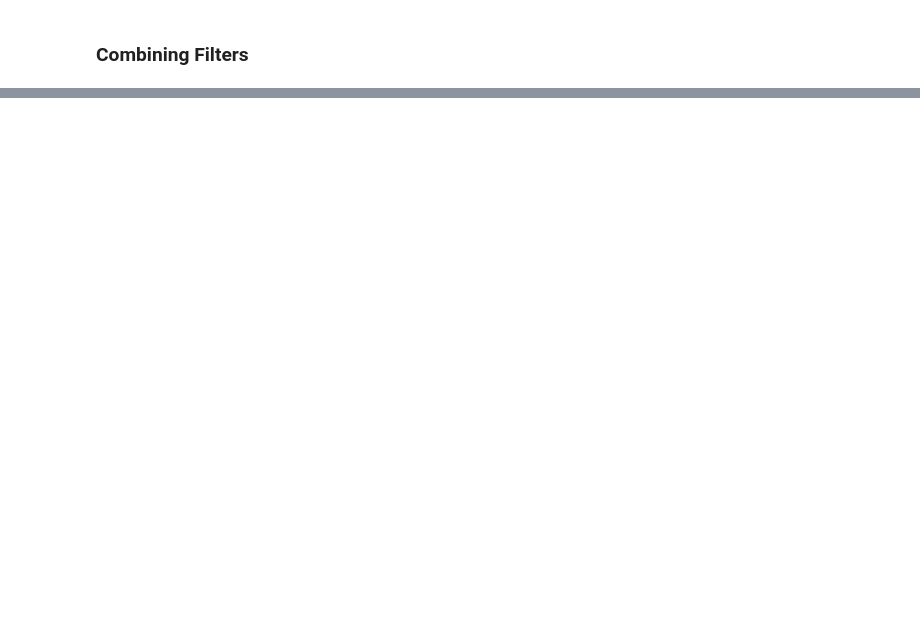
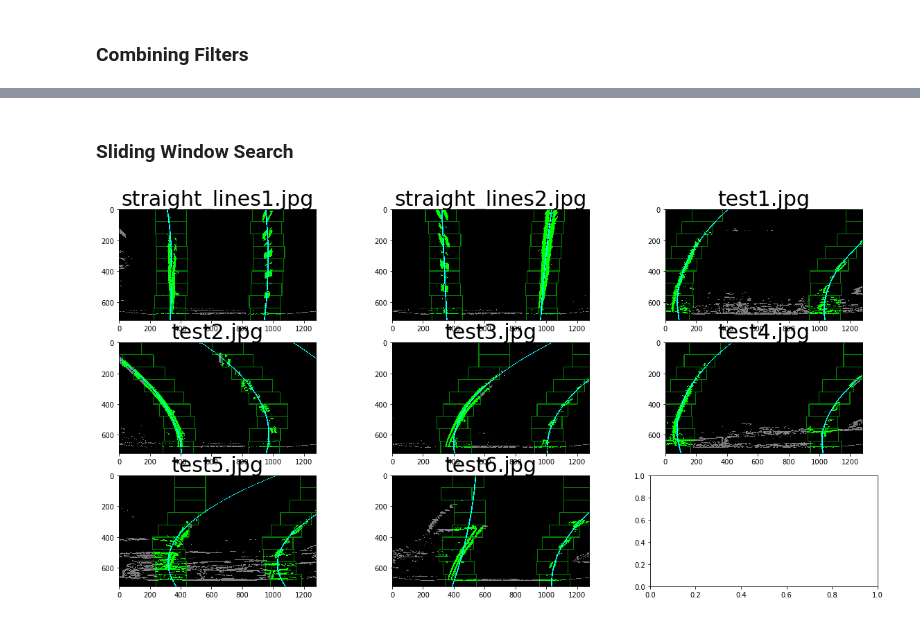
Before and after one commit to benjaminsoellner/CarND-Advanced-Lane-Lines, a Jupyter notebook: CarND 04 Advanced Lane Line Detection.ipynb, the cells around one changed output, grey strips where cells are left out. Saved outputs shown, nothing was run; the diff lists cells and outputs as text; code cells hidden in the pictures; blank space fills up the shorter version.

```diff
--- a/CarND 04 Advanced Lane Line Detection.ipynb
+++ b/CarND 04 Advanced Lane Line Detection.ipynb
@@ -288,0 +312,76 @@ run_all_test_images(unwarp_and_find, cmap='gray')
+# %% [markdown]
+### Sliding Window Search
+# %%
+# nwindows = number of sliding windows
+# wmargin = Set the width of the windows +/- margin
+# minpix = minimum number of pixels found to recenter window
+def slidewindow_search(image, nwindows=9, wmargin=100, minpix=50):
+    # preprocess image and find base line pixels
+    lane_line_img = find_lane_line_pixels(image)
+    _, max_xs_ys = find_base(lane_line_img)
+    leftx_base  = max_xs_ys[0][0]
+    rightx_base = max_xs_ys[0][1]
+    wheight = np.int(lane_line_img.shape[0]/nwindows)
+    # Output image
+    out_img = np.dstack((lane_line_img*.5, lane_line_img*.5, lane_line_img*.5))
+    # Identify the x and y positions of all nonzero pixels in the image
+    nonzero = lane_line_img.nonzero()
+    nonzeroy = np.array(nonzero[0])
+    nonzerox = np.array(nonzero[1])
+    # Current positions to be updated for each window
+    leftx_now = leftx_base
+    rightx_now = rightx_base
+    # Create empty lists to receive left and right lane pixel indices
+    left_idxs = []
+    right_idxs = []
+    # Step through sliding windows
+    for w in range(nwindows):
+        # Identify sliding windows
+        w_y_lo = lane_line_img.shape[0] - (w+1)*wheight
+        w_y_hi = lane_line_img.shape[0] - w*wheight
+        w_xleft_lo = leftx_now - wmargin
+        w_xleft_hi = leftx_now + wmargin
+        w_xright_lo = rightx_now - wmargin
+        w_xright_hi = rightx_now + wmargin
+        # Draw the windows on the visualization image
+        cv2.rectangle(out_img,(w_xleft_lo,w_y_lo),(w_xleft_hi,w_y_hi),(0.,0.5,0.), 4)
+        cv2.rectangle(out_img,(w_xright_lo,w_y_lo),(w_xright_hi,w_y_hi),(0.,0.5,0.), 4)
+        # Identify the nonzero pixels in x and y within the window
+        w_left_idxs = ((nonzeroy >= w_y_lo) & (nonzeroy < w_y_hi) & (nonzerox >= w_xleft_lo) & (nonzerox < w_xleft_hi)).nonzero()[0]
+        w_right_idxs = ((nonzeroy >= w_y_lo) & (nonzeroy < w_y_hi) & (nonzerox >= w_xright_lo) & (nonzerox < w_xright_hi)).nonzero()[0]
+        # Append indices to the lists
+        left_idxs.extend(w_left_idxs)
+        right_idxs.extend(w_right_idxs)
+        # If you found > minpix pixels, recenter next window on their mean position
+        if len(w_left_idxs) > minpix:
+            leftx_now = np.int(np.mean(nonzerox[w_left_idxs]))
+        if len(w_right_idxs) > minpix:
+            rightx_now = np.int(np.mean(nonzerox[w_right_idxs]))
+    # Extract left and right line pixel positions
+    left_xs = nonzerox[left_idxs]
+    left_ys = nonzeroy[left_idxs]
+    right_xs = nonzerox[right_idxs]
+    right_ys = nonzeroy[right_idxs]
+    # Fit a second order polynomial to each
+    left_poly = np.polyfit(left_ys, left_xs, 2, full=True)
+    right_poly = np.polyfit(right_ys, right_xs, 2, full=True)
+    left_fit, left_err = left_poly[0], left_poly[1]
+    right_fit, right_err = right_poly[0], right_poly[1]
+    # visualize for debug purposes
+    out_img[nonzeroy[left_idxs], nonzerox[left_idxs]] = [0., 1., 0.]
+    out_img[nonzeroy[right_idxs], nonzerox[right_idxs]] = [0., 1., 0.]
+    fit_ys = np.linspace(0, lane_line_img.shape[0]-1, lane_line_img.shape[0] )
+    left_fit_xs = left_fit[0]*fit_ys**2 + left_fit[1]*fit_ys + left_fit[2]
+    right_fit_xs = right_fit[0]*fit_ys**2 + right_fit[1]*fit_ys + right_fit[2]
+    for y, left_x, right_x in zip(fit_ys, left_fit_xs, right_fit_xs):
+        out_img[int(y), int(left_x-4):int(left_x+4)] = [0., 1., 1.]
+        out_img[int(y), int(right_x-4):int(right_x+4)] = [0., 1., 1.]
+    return (left_poly, right_poly), out_img
+
+def slidewindow_and_plot(image):
+    _, out_img = slidewindow_search(image)
+    return out_img
+
+run_all_test_images(slidewindow_and_plot)
+# %% [output]
+[figure, added]
```
Also changed, not shown: parts of 19 cells of this notebook, 20 other files.
